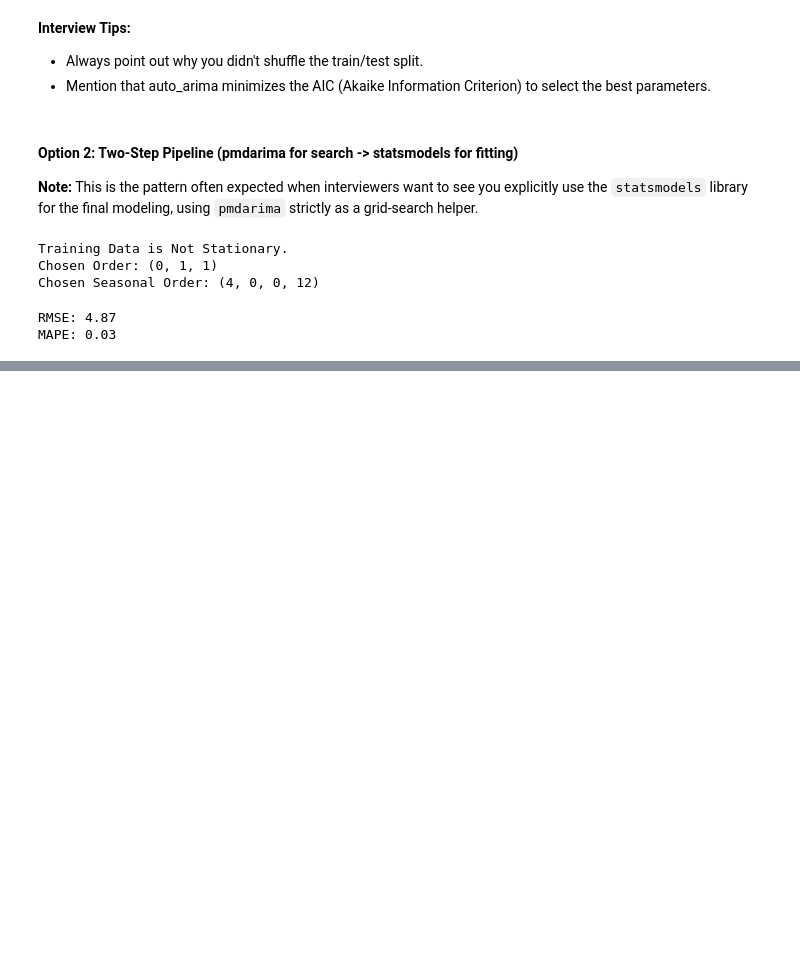
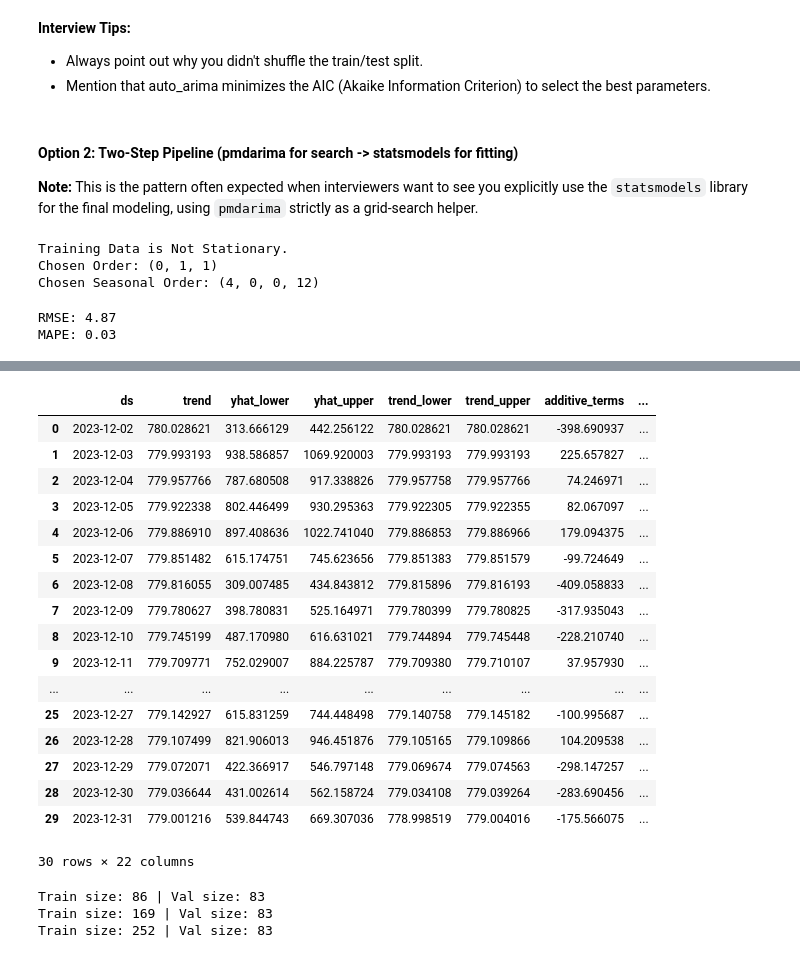
Before and after one commit to Shailya777/interview-prep, a Jupyter notebook: 06_RecSys_Time-Series_Anomaly-Detection/05_ARIMA|SARIMA.ipynb, the cells around one changed output, grey strips where cells are left out. Cells and saved outputs as stored; diff of their text form; code cells hidden in the pictures; blank space fills up the shorter version.

```diff
--- a/06_RecSys_Time-Series_Anomaly-Detection/05_ARIMA|SARIMA.ipynb
+++ b/06_RecSys_Time-Series_Anomaly-Detection/05_ARIMA|SARIMA.ipynb
@@ -302,0 +353,17 @@ MAPE: 0.03
+# %%
+from prophet import Prophet
+from sklearn.model_selection import TimeSeriesSplit
+
+# 1. Split Data (Chronological)
+train = df.iloc[:-30]
+test = df.iloc[-30:]
+
+# 2. Fit Prophet with Regressor
+m = Prophet()
+m.add_regressor('marketing_spend') # MUST be added before fit()
+m.fit(train)
+
+# 3. Predict Future
+# Since we have an exogenous variable, we pass the test set directly
+# because it contains both future 'ds' and future 'marketing_spend'.
+forecast = m.predict(test)
@@ -302,0 +373,32 @@ MAPE: 0.03
+# %%
+forecast
+# %% [output]
+|  | ds | trend | yhat_lower | yhat_upper | trend_lower | trend_upper | additive_terms | ... |
+| 0 | 2023-12-02 | 780.028621 | 313.666129 | 442.256122 | 780.028621 | 780.028621 | -398.690937 | ... |
+| 1 | 2023-12-03 | 779.993193 | 938.586857 | 1069.920003 | 779.993193 | 779.993193 | 225.657827 | ... |
+| 2 | 2023-12-04 | 779.957766 | 787.680508 | 917.338826 | 779.957758 | 779.957766 | 74.246971 | ... |
+| 3 | 2023-12-05 | 779.922338 | 802.446499 | 930.295363 | 779.922305 | 779.922355 | 82.067097 | ... |
+| 4 | 2023-12-06 | 779.886910 | 897.408636 | 1022.741040 | 779.886853 | 779.886966 | 179.094375 | ... |
+| 5 | 2023-12-07 | 779.851482 | 615.174751 | 745.623656 | 779.851383 | 779.851579 | -99.724649 | ... |
+| 6 | 2023-12-08 | 779.816055 | 309.007485 | 434.843812 | 779.815896 | 779.816193 | -409.058833 | ... |
+| 7 | 2023-12-09 | 779.780627 | 398.780831 | 525.164971 | 779.780399 | 779.780825 | -317.935043 | ... |
+| 8 | 2023-12-10 | 779.745199 | 487.170980 | 616.631021 | 779.744894 | 779.745448 | -228.210740 | ... |
+| 9 | 2023-12-11 | 779.709771 | 752.029007 | 884.225787 | 779.709380 | 779.710107 | 37.957930 | ... |
+| ... | ... | ... | ... | ... | ... | ... | ... | ... |
+| 25 | 2023-12-27 | 779.142927 | 615.831259 | 744.448498 | 779.140758 | 779.145182 | -100.995687 | ... |
+| 26 | 2023-12-28 | 779.107499 | 821.906013 | 946.451876 | 779.105165 | 779.109866 | 104.209538 | ... |
+| 27 | 2023-12-29 | 779.072071 | 422.366917 | 546.797148 | 779.069674 | 779.074563 | -298.147257 | ... |
+| 28 | 2023-12-30 | 779.036644 | 431.002614 | 562.158724 | 779.034108 | 779.039264 | -283.690456 | ... |
+| 29 | 2023-12-31 | 779.001216 | 539.844743 | 669.307036 | 778.998519 | 779.004016 | -175.566075 | ... |
+30 rows × 22 columns
+# %%
+# 4. Time Series Cross-Validation (Expanding Window)
+tscv = TimeSeriesSplit(n_splits=3)
+for train_index, val_index in tscv.split(train):
+    train_fold = train.iloc[train_index]
+    val_fold = train.iloc[val_index]
+    print(f"Train size: {len(train_fold)} | Val size: {len(val_fold)}")
+# %% [output]
+Train size: 86 | Val size: 83
+Train size: 169 | Val size: 83
+Train size: 252 | Val size: 83
```
Also changed, not shown: parts of 6 cells of this notebook.
